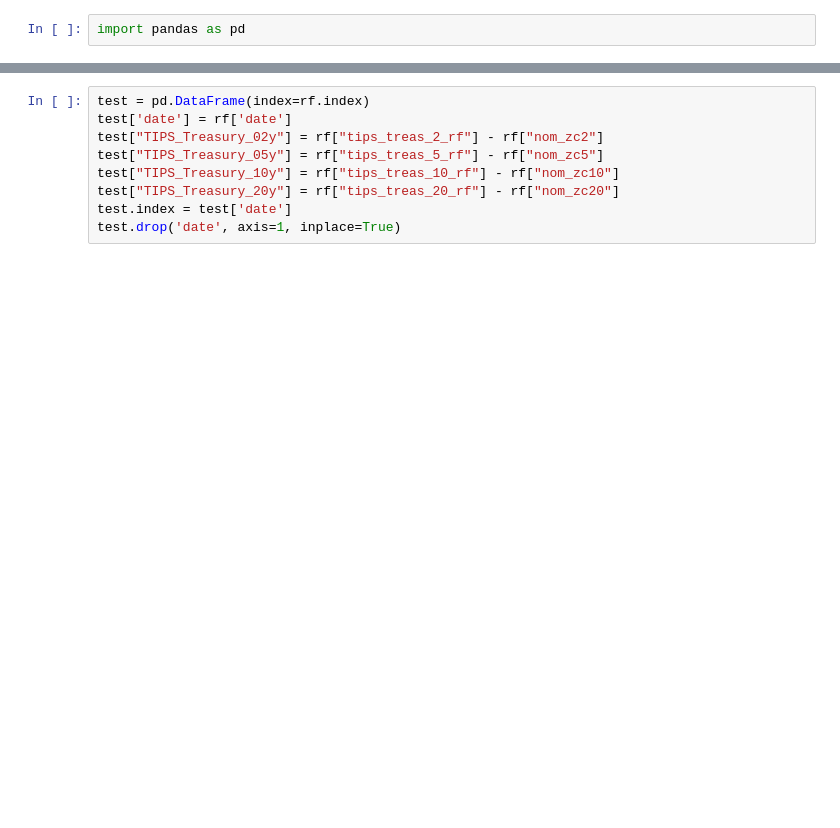
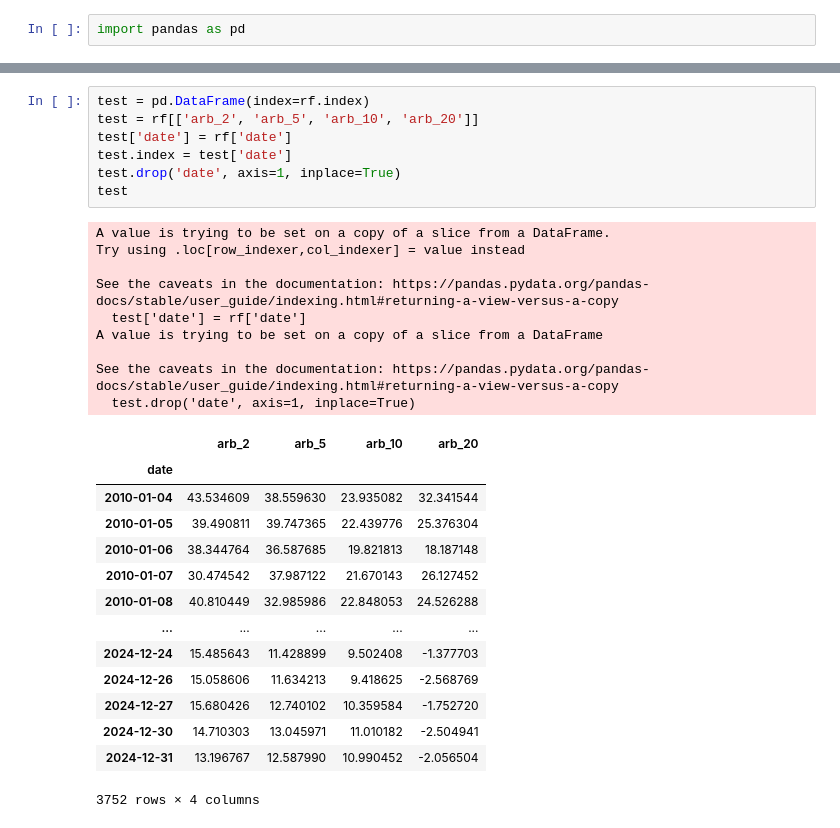
Before and after one commit to jmbejara/p14_tips_treasury_arb, a Jupyter notebook: src/test_replication.ipynb, the cells around one changed output, grey strips where cells are left out. Drawn from its saved outputs; the diff is of its cells as text; blank space fills up the shorter version.

```diff
--- a/src/test_replication.ipynb
+++ b/src/test_replication.ipynb
@@ -20,12 +20,34 @@ rf
 # %%
 test = pd.DataFrame(index=rf.index)
+test = rf[['arb_2', 'arb_5', 'arb_10', 'arb_20']]
 test['date'] = rf['date']
-test["TIPS_Treasury_02y"] = rf["tips_treas_2_rf"] - rf["nom_zc2"]
-test["TIPS_Treasury_05y"] = rf["tips_treas_5_rf"] - rf["nom_zc5"]
-test["TIPS_Treasury_10y"] = rf["tips_treas_10_rf"] - rf["nom_zc10"]
-test["TIPS_Treasury_20y"] = rf["tips_treas_20_rf"] - rf["nom_zc20"]
 test.index = test['date']
 test.drop('date', axis=1, inplace=True)
+test
+# %% [output]
+A value is trying to be set on a copy of a slice from a DataFrame.
+Try using .loc[row_indexer,col_indexer] = value instead
+
+See the caveats in the documentation: https://pandas.pydata.org/pandas-docs/stable/user_guide/indexing.html#returning-a-view-versus-a-copy
+  test['date'] = rf['date']
+A value is trying to be set on a copy of a slice from a DataFrame
+
+See the caveats in the documentation: https://pandas.pydata.org/pandas-docs/stable/user_guide/indexing.html#returning-a-view-versus-a-copy
+  test.drop('date', axis=1, inplace=True)
+|  | arb_2 | arb_5 | arb_10 | arb_20 |
+| date |  |  |  |  |
+| 2010-01-04 | 43.534609 | 38.559630 | 23.935082 | 32.341544 |
+| 2010-01-05 | 39.490811 | 39.747365 | 22.439776 | 25.376304 |
+| 2010-01-06 | 38.344764 | 36.587685 | 19.821813 | 18.187148 |
+| 2010-01-07 | 30.474542 | 37.987122 | 21.670143 | 26.127452 |
+| 2010-01-08 | 40.810449 | 32.985986 | 22.848053 | 24.526288 |
+| ... | ... | ... | ... | ... |
+| 2024-12-24 | 15.485643 | 11.428899 | 9.502408 | -1.377703 |
+| 2024-12-26 | 15.058606 | 11.634213 | 9.418625 | -2.568769 |
+| 2024-12-27 | 15.680426 | 12.740102 | 10.359584 | -1.752720 |
+| 2024-12-30 | 14.710303 | 13.045971 | 11.010182 | -2.504941 |
+| 2024-12-31 | 13.196767 | 12.587990 | 10.990452 | -2.056504 |
+3752 rows × 4 columns
 # %%
 import matplotlib.pyplot as plt
 
```
Also changed, not shown: parts of 2 cells of this notebook.
